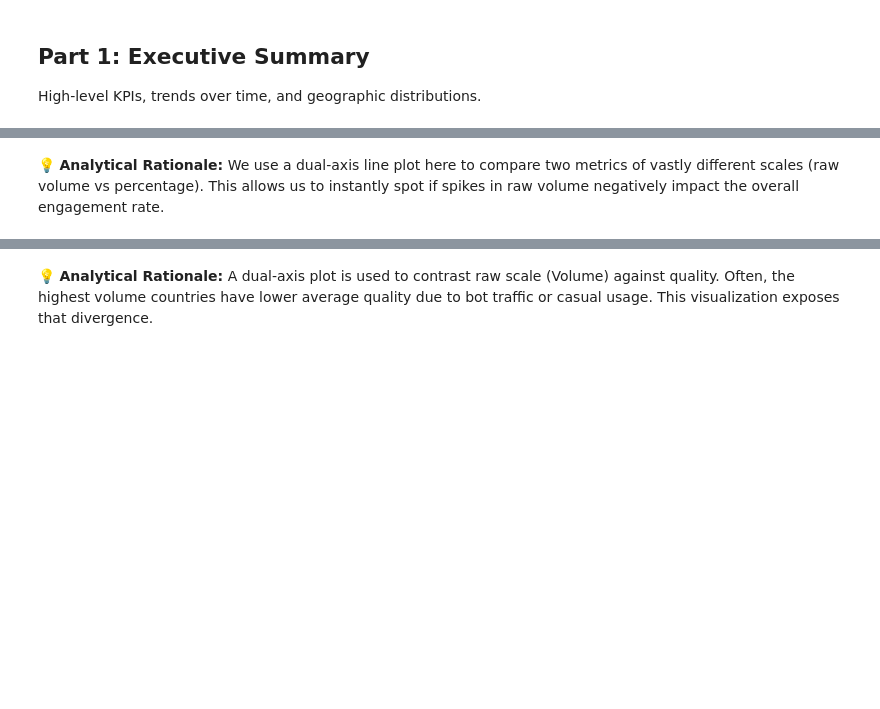
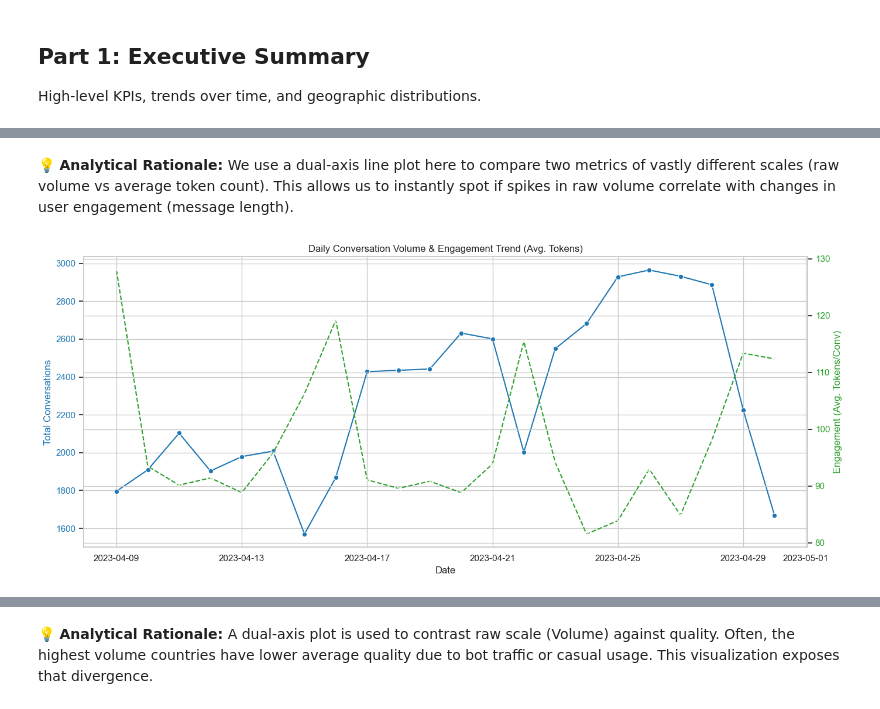
Before and after one commit to Taj-2005/SectionA_Group6_TransactIQ, a Jupyter notebook: notebooks/03_eda/03_eda.ipynb, the cells around one changed output, grey strips where cells are left out. Cells and saved outputs as stored; diff of their text form; code cells hidden in the pictures; blank space fills up the shorter version.

```diff
--- a/notebooks/03_eda/03_eda.ipynb
+++ b/notebooks/03_eda/03_eda.ipynb
@@ -60,26 +79,49 @@ print(df_geo.sort_values('conversation_count', ascending=False)[['country', 'con
 # %% [markdown]
-💡 **Analytical Rationale:** We use a dual-axis line plot here to compare two metrics of vastly different scales (raw volume vs percentage). This allows us to instantly spot if spikes in raw volume negatively impact the overall engagement rate.
+💡 **Analytical Rationale:** We use a dual-axis line plot here to compare two metrics of vastly different scales (raw volume vs average token count). This allows us to instantly spot if spikes in raw volume correlate with changes in user engagement (message length).
 # %%
 # Plot 1: Daily Volume and Engagement
+
 if 'timestamp' in df_daily.columns:
+
     df_daily['timestamp'] = pd.to_datetime(df_daily['timestamp'])
+
     fig, ax1 = plt.subplots(figsize=(14, 6))
 
+
+
     color = 'tab:blue'
+
     ax1.set_xlabel('Date')
+
     ax1.set_ylabel('Total Conversations', color=color)
+
     sns.lineplot(data=df_daily, x='timestamp', y='conversation_count', ax=ax1, color=color, marker='o')
+
     ax1.tick_params(axis='y', labelcolor=color)
 
+
+
     ax2 = ax1.twinx()
-    color = 'tab:red'
-    ax2.set_ylabel('Engagement Rate (%)', color=color)
-    sns.lineplot(data=df_daily, x='timestamp', y='toxicity_rate', ax=ax2, color=color, marker='x', linestyle='--')
+
+    color = 'tab:green'
+
+    ax2.set_ylabel('Engagement (Avg. Tokens/Conv)', color=color)
+
+    # Use avg_tokens as a proxy for engagement instead of toxicity_rate
+
+    sns.lineplot(data=df_daily, x='timestamp', y='avg_tokens', ax=ax2, color=color, marker='x', linestyle='--')
+
     ax2.tick_params(axis='y', labelcolor=color)
 
-    plt.title('Daily Conversation Volume & Engagement Rate')
+
+
+    plt.title('Daily Conversation Volume & Engagement Trend (Avg. Tokens)')
+
     fig.tight_layout()
+
     plt.show()
+# %% [output]
+[figure, added]
 # %%
 # Plot 2: Model Distribution Breakdown
 plt.figure(figsize=(8, 8))
```
Also changed, not shown: parts of 13 cells of this notebook, 1 other file.
